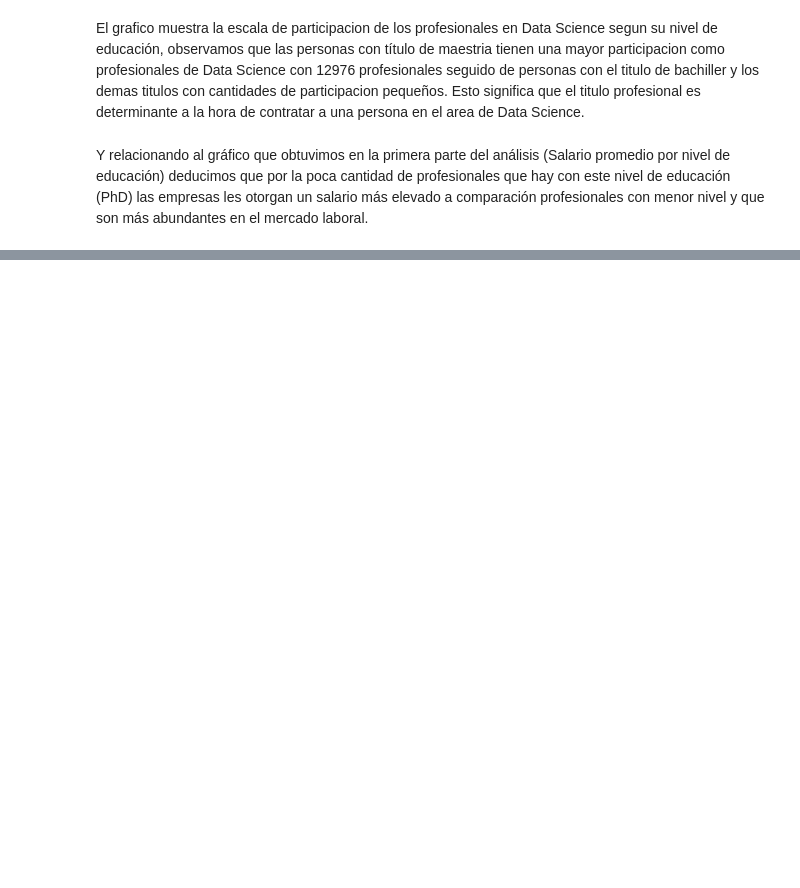
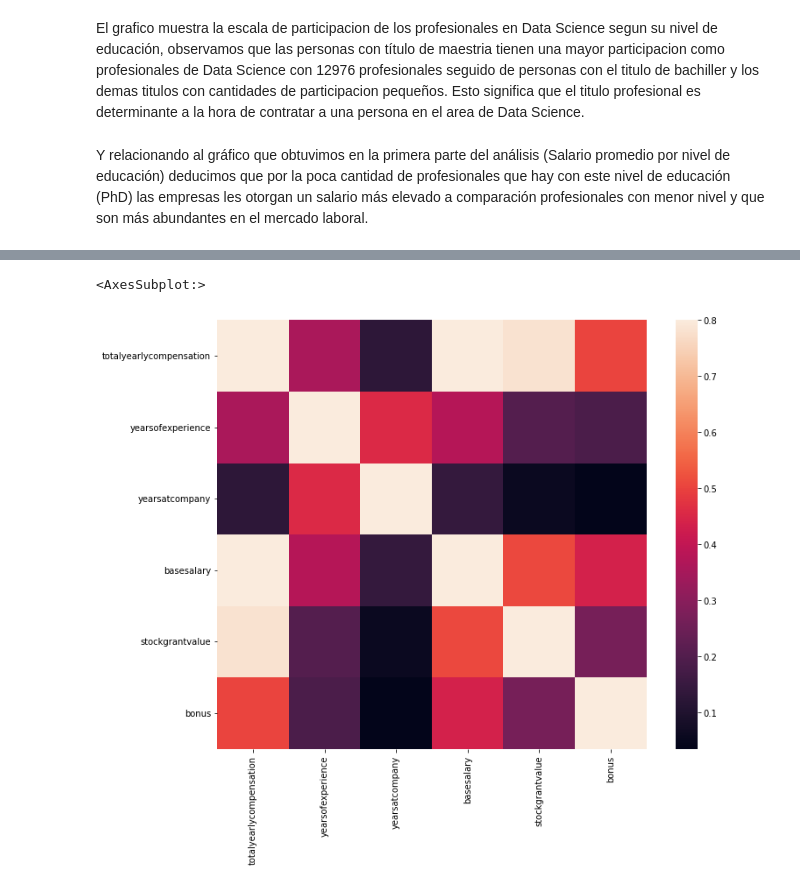
Before and after one commit to JosPM69/PythonAnalytics, a Jupyter notebook: src/eda1.ipynb, the cells around one changed output, grey strips where cells are left out. Saved outputs shown, nothing was run; the diff lists cells and outputs as text; code cells hidden in the pictures; blank space fills up the shorter version.

```diff
--- a/src/eda1.ipynb
+++ b/src/eda1.ipynb
@@ -160,0 +193,3 @@ Y relacionando al gráfico que obtuvimos en la primera parte del análisis (Sala
+# %%
+corrmat = df.corr()
+corrmat
@@ -160,0 +204,7 @@ Y relacionando al gráfico que obtuvimos en la primera parte del análisis (Sala
+# %%
+#Luego usamos f,ax para declarar un plt.subplots
+f, ax = plt.subplots(figsize=(12,9))
+sns.heatmap(corrmat, vmax=.8, square = True)
+# %% [output]
+<AxesSubplot:>
+[figure, added]
```
Also changed, not shown: parts of 34 cells of this notebook.
